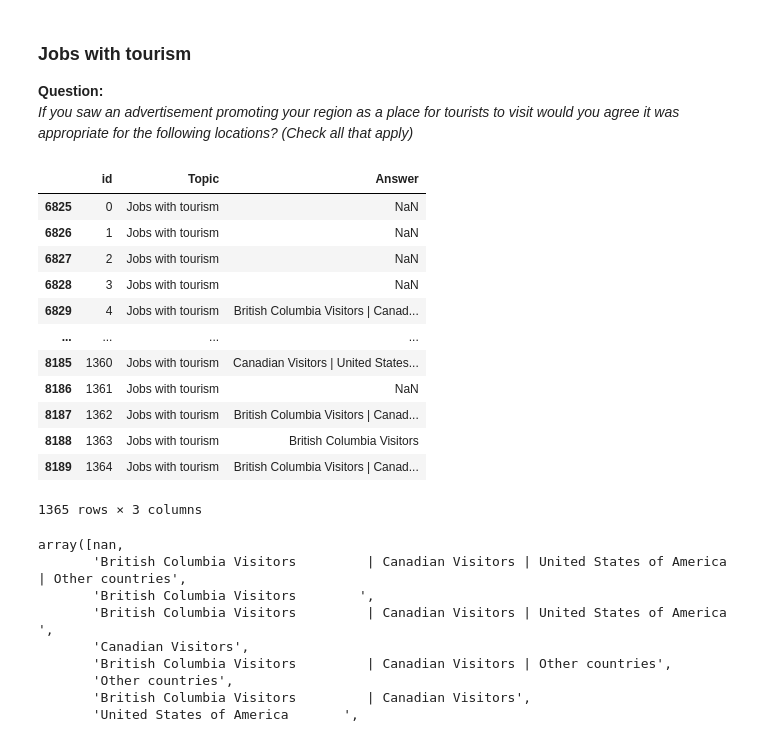
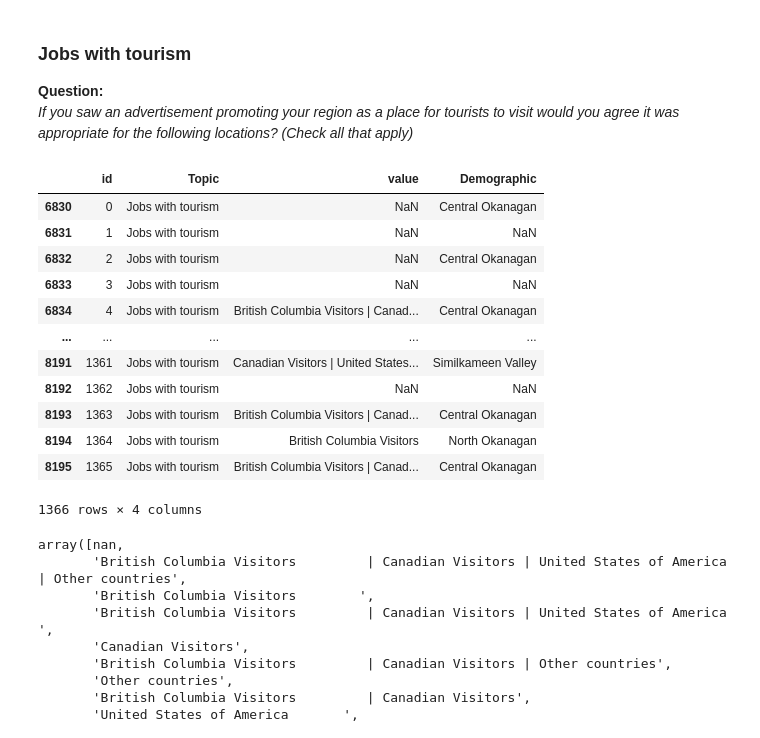
Before and after one commit to Vizzuality/tota, a Jupyter notebook: data/notebooks/local_satisfaction_data_processing.ipynb, the cells around one changed output. Drawn from its saved outputs; the diff is of its cells as text; code cells hidden in the pictures.

```diff
--- a/data/notebooks/local_satisfaction_data_processing.ipynb
+++ b/data/notebooks/local_satisfaction_data_processing.ipynb
@@ -31,0 +89,2 @@ original_data
+# %%
+demographic_df = original_data[['id','Demographic']].copy()
@@ -32,6 +145,7 @@ original_data
 # %% [markdown]
 ## Transform to long format
 # %%
-df_long = pd.melt(original_data, id_vars=['id'], var_name='Topic', value_name='Answer')
+df_long = pd.melt(original_data, id_vars=['id'], var_name='Topic', value_name='value')
+df_long = df_long[~df_long['id'].isna()]
 df_long
 # %% [output]
@@ -50,0 +165,5 @@ df_long
+# %%
+df_long = df_long[df_long['Topic'] != 'Demographic']
+# %%
+df_long_complete = pd.merge(df_long, demographic_df, on='id', how='left')
+df_long_complete
@@ -61,20 +194,20 @@ The process will be to get the subset of data, modify it, and then remove and re
 **Question:**
 _If you saw an advertisement promoting your region as a place for tourists to visit would you agree it was appropriate for the following locations?  (Check all that apply)_
 # %%
-jobs = df_long.loc[df_long['Topic'] == 'Jobs with tourism '].copy()
+jobs = df_long_complete.loc[df_long_complete['Topic'] == 'Jobs with tourism'].copy()
 jobs
 # %% [output]
-|  | id | Topic | Answer |
-| 6825 | 0 | Jobs with tourism | NaN |
-| 6826 | 1 | Jobs with tourism | NaN |
-| 6827 | 2 | Jobs with tourism | NaN |
-| 6828 | 3 | Jobs with tourism | NaN |
-| 6829 | 4 | Jobs with tourism | British Columbia Visitors | Canad... |
-| ... | ... | ... | ... |
-| 8185 | 1360 | Jobs with tourism | Canadian Visitors | United States... |
-| 8186 | 1361 | Jobs with tourism | NaN |
-| 8187 | 1362 | Jobs with tourism | British Columbia Visitors | Canad... |
-| 8188 | 1363 | Jobs with tourism | British Columbia Visitors |
-| 8189 | 1364 | Jobs with tourism | British Columbia Visitors | Canad... |
+|  | id | Topic | value | Demographic |
+| 6830 | 0 | Jobs with tourism | NaN | Central Okanagan |
+| 6831 | 1 | Jobs with tourism | NaN | NaN |
+| 6832 | 2 | Jobs with tourism | NaN | Central Okanagan |
+| 6833 | 3 | Jobs with tourism | NaN | NaN |
+| 6834 | 4 | Jobs with tourism | British Columbia Visitors | Canad... | Central Okanagan |
+| ... | ... | ... | ... | ... |
+| 8191 | 1361 | Jobs with tourism | Canadian Visitors | United States... | Similkameen Valley |
+| 8192 | 1362 | Jobs with tourism | NaN | NaN |
+| 8193 | 1363 | Jobs with tourism | British Columbia Visitors | Canad... | Central Okanagan |
+| 8194 | 1364 | Jobs with tourism | British Columbia Visitors | North Okanagan |
+| 8195 | 1365 | Jobs with tourism | British Columbia Visitors | Canad... | Central Okanagan |
-1365 rows × 3 columns
+1366 rows × 4 columns
 # %%
```
Also changed, not shown: parts of 27 cells of this notebook.
